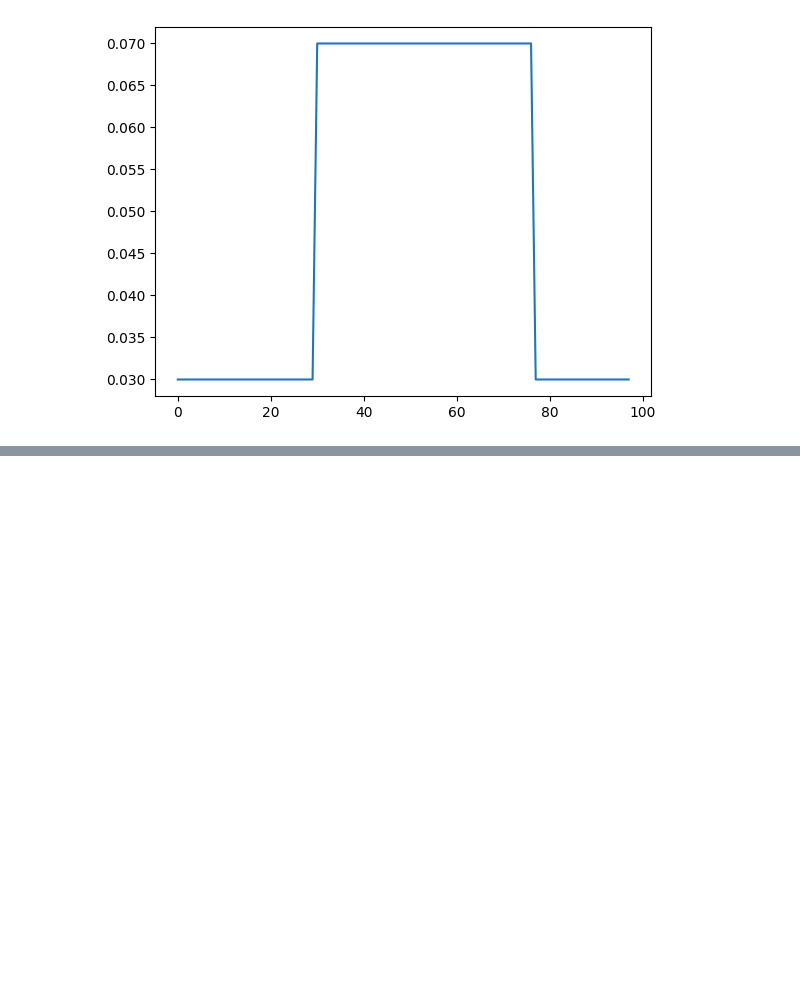
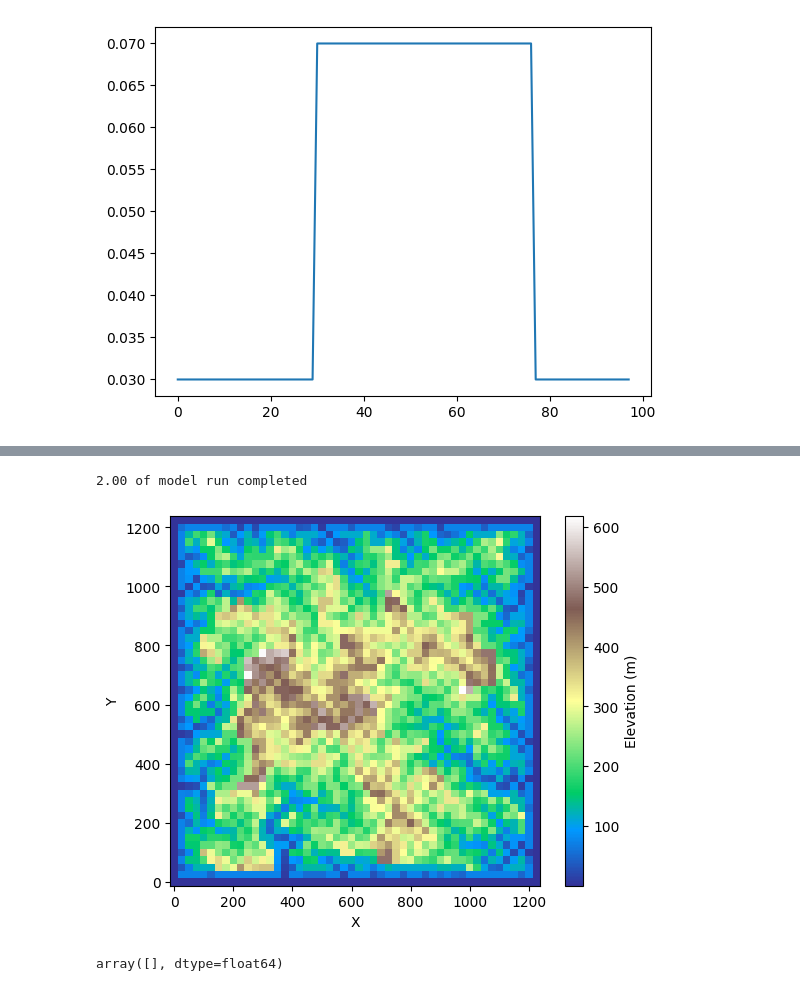
Before and after one commit to landlab/egbelem, a Jupyter notebook: EGBE_nb/EGBE_nb.ipynb, the cells around one changed output, grey strips where cells are left out. Drawn from its saved outputs; the diff is of its cells as text; code cells hidden in the pictures; blank space fills up the shorter version.

```diff
--- a/EGBE_nb/EGBE_nb.ipynb
+++ b/EGBE_nb/EGBE_nb.ipynb
@@ -146,0 +272,77 @@ plt.plot(grid.at_node['median_size__weight'][grid.core_nodes])
+# %%
+angle_int_frict=0.01
+cohesion_eff=1e2
+landslides_return_time=1
+landslides_on_boundary_nodes=False
+min_deposition_slope = 0.005
+threshold_slope=0.5
+hy = BedrockLandslider(
+    mg,
+    angle_int_frict=angle_int_frict,
+    cohesion_eff=cohesion_eff,
+    landslides_return_time=landslides_return_time,
+    rho_r = sediment_density,
+    phi = phi,
+    landslides_on_boundary_nodes=landslides_on_boundary_nodes,
+    min_deposition_slope=min_deposition_slope,
+    threshold_slope=threshold_slope)
+# %%
+import matplotlib as mpl
+# Set model timestep
+timestep = 1e5  # years
+
+# Set elapsed time to zero
+elapsed_time = 0.0  # years
+
+# Set timestep count to zero
+count = 0
+
+# Set model run time
+run_time = 5e4  # years
+
+# Array to save sediment flux values
+sed_flux = np.zeros(int(run_time // timestep))
+
+# Uplift rate in m/yr
+U = 1e-2
+
+cmap = mpl.colormaps["terrain"]
+landslides_size_all_steps = []
+
+while elapsed_time < run_time:  # time units of years
+    # Insert uplift at core nodes
+    mg.at_node["bedrock__elevation"][mg.core_nodes] += U * timestep
+    mg.at_node["topographic__elevation"][:] = (
+        mg.at_node["bedrock__elevation"] + mg.at_node["soil__depth"]
+    )
+
+    # Run the flow router
+    fr.run_one_step()
+
+    # Run SPACE for one time step
+    eroder.run_one_step(timestep)
+
+    #
+    hy.run_one_step(dt=timestep)
+    sg.update_mass_based_on_outsource_dz()
+
+    # Add to value of elapsed time
+    elapsed_time += timestep
+
+
+
+    landslides_size_all_steps = np.append(landslides_size_all_steps, hy.landslides_size)
+
+    if np.mod(elapsed_time, 1e5) == 0:
+        print("%.2f of model run completed" % (elapsed_time / run_time))
+        imshow_grid(
+            mg, "topographic__elevation", cmap=cmap, colorbar_label="Elevation (m)"
+        )
+        plt.show()
+# %% [output]
+2.00 of model run completed
+[figure, added]
+# %%
+landslides_size_all_steps
+# %% [output]
+array([], dtype=float64)
```
Also changed, not shown: parts of 31 cells of this notebook.
